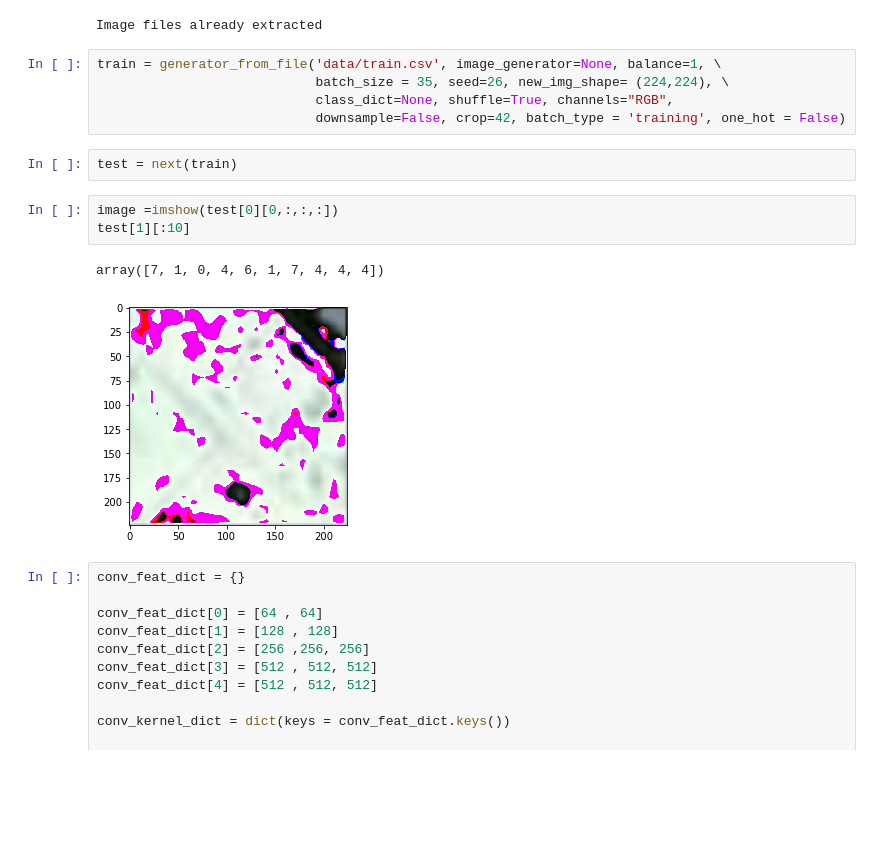
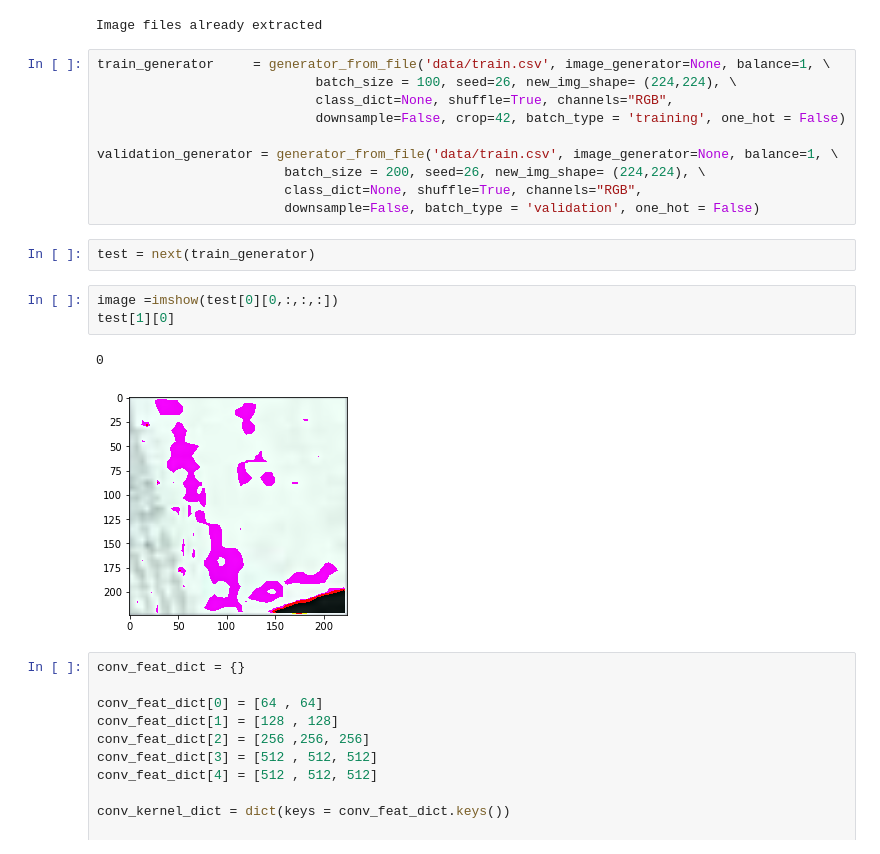
Before and after one commit to sar2160/ecbm4040-finalproject, a Jupyter notebook: CNN Project.ipynb, the cells around one changed output. Drawn from its saved outputs; the diff is of its cells as text; blank space fills up the shorter version.

Commit message:
move generator

```diff
--- a/CNN Project.ipynb
+++ b/CNN Project.ipynb
@@ -29,18 +26,23 @@ else:
 # %% [output]
 Image files already extracted
 # %%
-train = generator_from_file('data/train.csv', image_generator=None, balance=1, \
-                            batch_size = 35, seed=26, new_img_shape= (224,224), \
+train_generator     = generator_from_file('data/train.csv', image_generator=None, balance=1, \
+                            batch_size = 100, seed=26, new_img_shape= (224,224), \
                             class_dict=None, shuffle=True, channels="RGB",
                             downsample=False, crop=42, batch_type = 'training', one_hot = False)
+
+validation_generator = generator_from_file('data/train.csv', image_generator=None, balance=1, \
+                        batch_size = 200, seed=26, new_img_shape= (224,224), \
+                        class_dict=None, shuffle=True, channels="RGB",
+                        downsample=False, batch_type = 'validation', one_hot = False)
 # %%
-test = next(train)
+test = next(train_generator)
 # %%
 image =imshow(test[0][0,:,:,:])
-test[1][:10]
+test[1][0]
 # %% [output]
-array([7, 1, 0, 4, 6, 1, 7, 4, 4, 4])
+0
-[figure, old version]
+[figure, new version]
 # %%
 conv_feat_dict = {}
 
```
Also changed, not shown: parts of 2 cells of this notebook, 1 other file.
